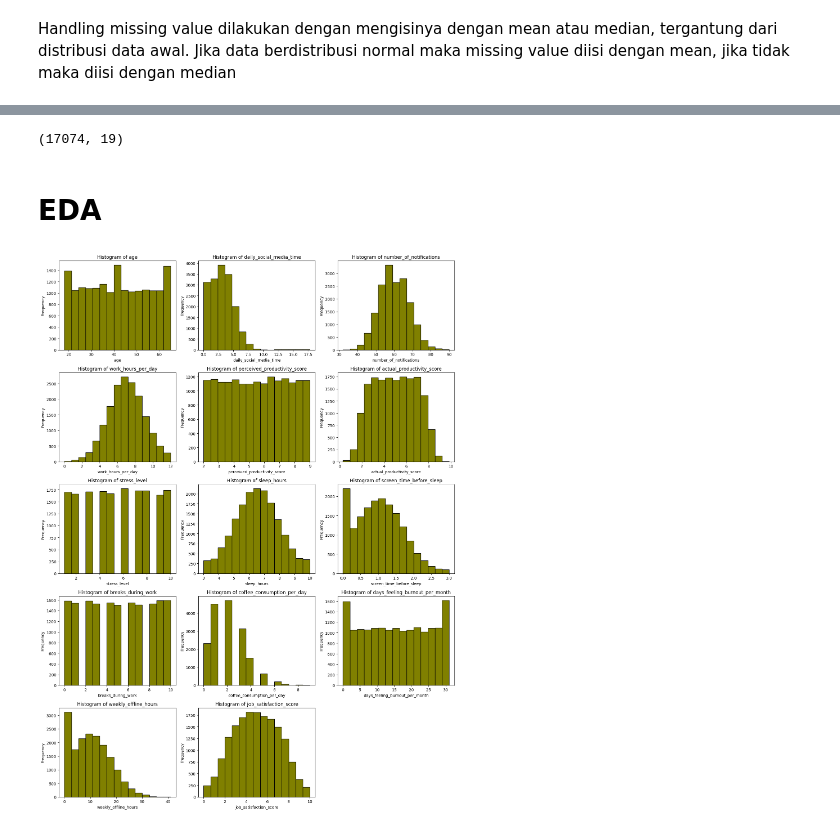
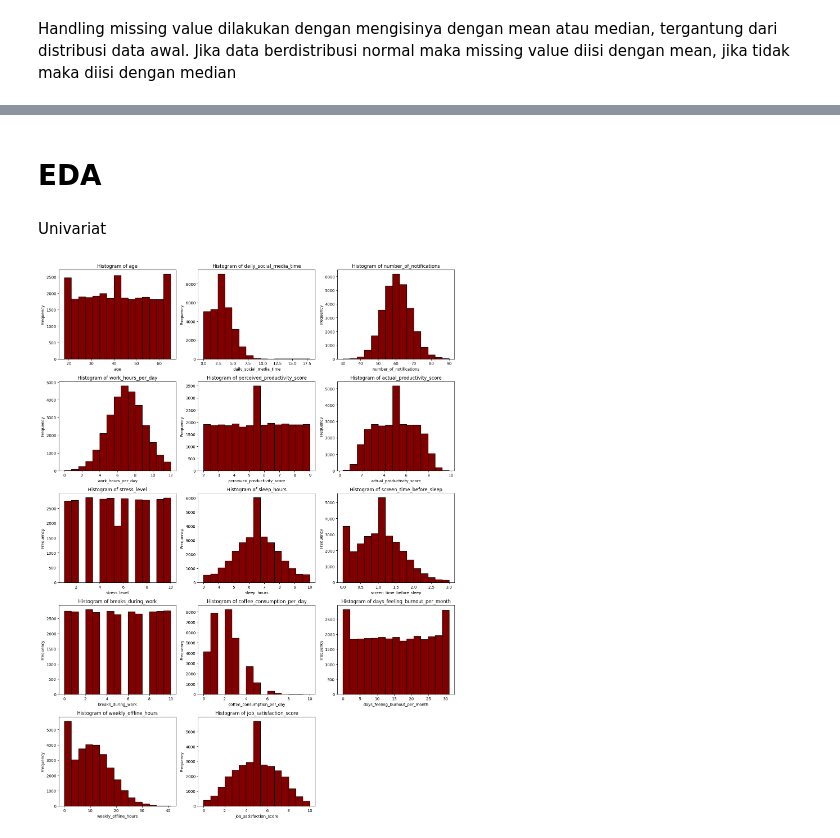
Before and after one commit to firarru/Matkul-ML, a Jupyter notebook: ML_Social_Media_Productivity.ipynb, the cells around one changed output, grey strips where cells are left out. Cells and saved outputs as stored; diff of their text form; code cells hidden in the pictures.

```diff
--- a/ML_Social_Media_Productivity.ipynb
+++ b/ML_Social_Media_Productivity.ipynb
@@ -78,6 +78,8 @@ df.describe().T
 | job_satisfaction_score | 27270.0 | 4.964901 | 2.121194 | 0.000000 | 3.363580 | 4.951049 | 6.581323 | 10.000000 |
 # %% [markdown]
 # **Data Preparation**
+# %%
+df.drop_duplicates(inplace=True)
 # %% [markdown]
 Handling Missing Value
 # %%
@@ -101,5 +103,3 @@ df.isnull().sum()/len(df)*100
 | weekly_offline_hours | 0.000000 |
 | job_satisfaction_score | 9.100000 |
 dtype: float64
-# %%
-df.dropna(inplace=True)
@@ -123,10 +127,10 @@ plt.show()
 # %% [markdown]
 Handling missing value dilakukan dengan mengisinya dengan mean atau median, tergantung dari distribusi data awal. Jika data berdistribusi normal maka missing value diisi dengan mean, jika tidak maka diisi dengan median
 # %%
-# df['daily_social_media_time'].fillna(df['daily_social_media_time'].median(), inplace=True)
-# df['perceived_productivity_score'].fillna(df['perceived_productivity_score'].mean(), inplace=True)
-# df['actual_productivity_score'].fillna(df['actual_productivity_score'].mean(), inplace=True)
-# df['stress_level'].fillna(df['stress_level'].mean(), inplace=True)
-# df['sleep_hours'].fillna(df['sleep_hours'].mean(), inplace=True)
-# df['screen_time_before_sleep'].fillna(df['screen_time_before_sleep'].median(), inplace=True)
-# df['job_satisfaction_score'].fillna(df['job_satisfaction_score'].mean(), inplace=True)
+df['daily_social_media_time'].fillna(df['daily_social_media_time'].median(), inplace=True)
+df['perceived_productivity_score'].fillna(df['perceived_productivity_score'].mean(), inplace=True)
+df['actual_productivity_score'].fillna(df['actual_productivity_score'].mean(), inplace=True)
+df['stress_level'].fillna(df['stress_level'].mean(), inplace=True)
+df['sleep_hours'].fillna(df['sleep_hours'].mean(), inplace=True)
+df['screen_time_before_sleep'].fillna(df['screen_time_before_sleep'].median(), inplace=True)
+df['job_satisfaction_score'].fillna(df['job_satisfaction_score'].mean(), inplace=True)
@@ -153,20 +137,18 @@ memory usage: 2.4+ MB
-# %%
-df.shape
-# %% [output]
-(17074, 19)
 # %% [markdown]
 # **EDA**
+# %% [markdown]
+Univariat
 # %%
 plt.figure(figsize=(15, 20))
 
 for i, col in enumerate(numeric_cols, start=1):
     plt.subplot(5, 3, i)
-    df[col].plot(kind='hist', color='olive', bins=15, edgecolor='black')
+    df[col].plot(kind='hist', color='maroon', bins=15, edgecolor='black')
     plt.title(f'Histogram of {col}')
     plt.xlabel(col)
     plt.ylabel('Frequency')
 
 plt.tight_layout()
 plt.show()
 # %% [output]
-[figure, old version]
+[figure, new version]
```
Also changed, not shown: parts of 12 cells of this notebook.
